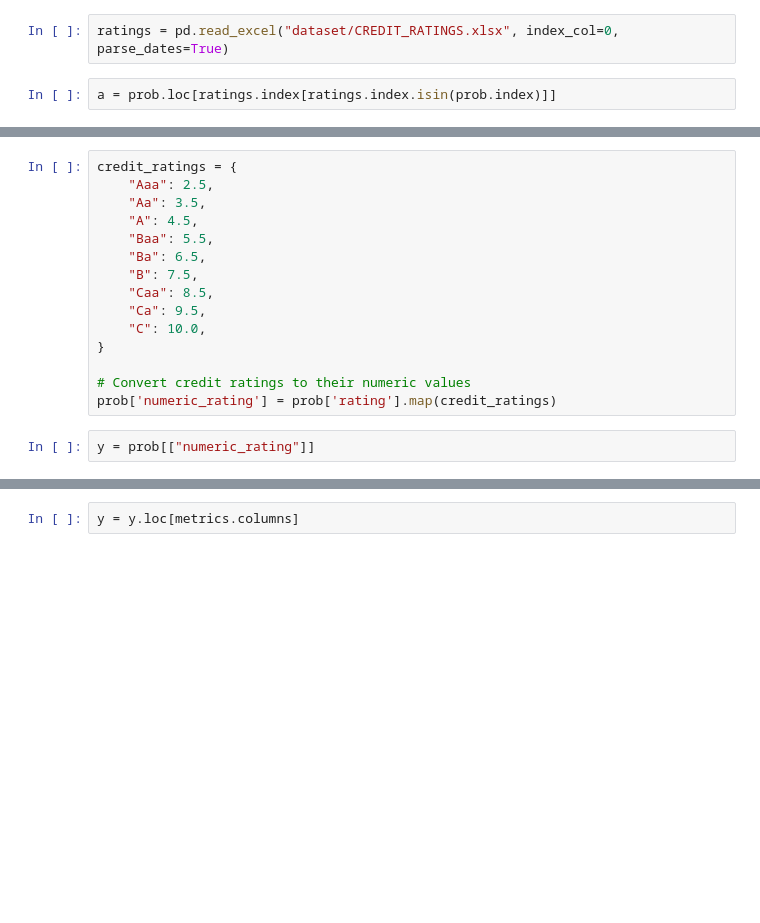
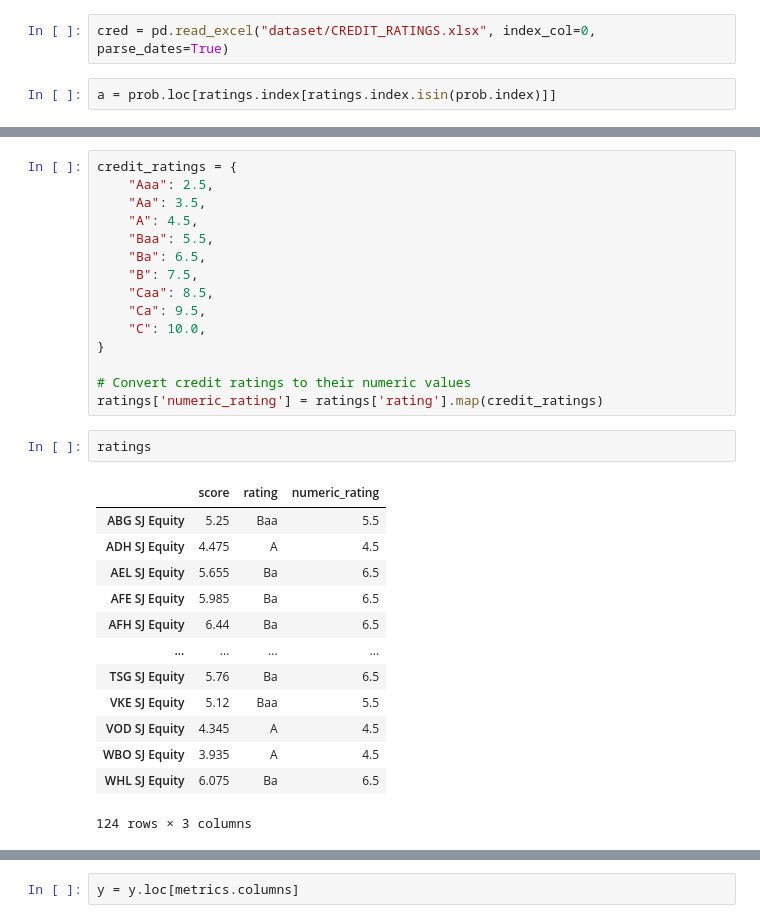
Before and after one commit to thabangndhlovu/HELLO_CREDIT, a Jupyter notebook: hello_credit04_training.ipynb, the cells around one changed output, grey strips where cells are left out. Cells and saved outputs as stored; diff of their text form; blank space fills up the shorter version.

```diff
--- a/hello_credit04_training.ipynb
+++ b/hello_credit04_training.ipynb
@@ -296,6 +296,6 @@ Index(['BTI SJ Equity', 'PAN SJ Equity', 'INP SJ Equity', 'NPN SJ Equity',
        'BTN SJ Equity', 'CSB SJ Equity'],
       dtype='object', name='security', length=126)
 # %%
-ratings = pd.read_excel("dataset/CREDIT_RATINGS.xlsx", index_col=0, parse_dates=True)
+cred = pd.read_excel("dataset/CREDIT_RATINGS.xlsx", index_col=0, parse_dates=True)
 # %%
 a = prob.loc[ratings.index[ratings.index.isin(prob.index)]]
@@ -332,6 +313,20 @@ credit_ratings = {
 }
 
 # Convert credit ratings to their numeric values
-prob['numeric_rating'] = prob['rating'].map(credit_ratings)
+ratings['numeric_rating'] = ratings['rating'].map(credit_ratings)
 # %%
-y = prob[["numeric_rating"]]
+ratings
+# %% [output]
+|  | score | rating | numeric_rating |
+| ABG SJ Equity | 5.25 | Baa | 5.5 |
+| ADH SJ Equity | 4.475 | A | 4.5 |
+| AEL SJ Equity | 5.655 | Ba | 6.5 |
+| AFE SJ Equity | 5.985 | Ba | 6.5 |
+| AFH SJ Equity | 6.44 | Ba | 6.5 |
+| ... | ... | ... | ... |
+| TSG SJ Equity | 5.76 | Ba | 6.5 |
+| VKE SJ Equity | 5.12 | Baa | 5.5 |
+| VOD SJ Equity | 4.345 | A | 4.5 |
+| WBO SJ Equity | 3.935 | A | 4.5 |
+| WHL SJ Equity | 6.075 | Ba | 6.5 |
+124 rows × 3 columns
```
Also changed, not shown: parts of 3 cells of this notebook, 9 other files.
